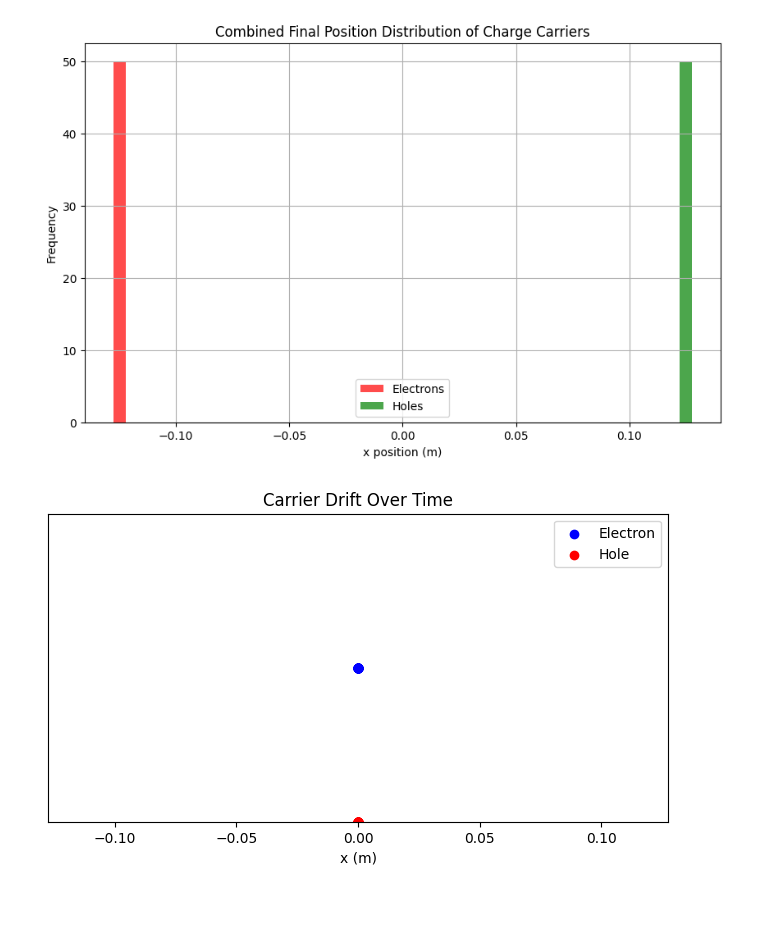
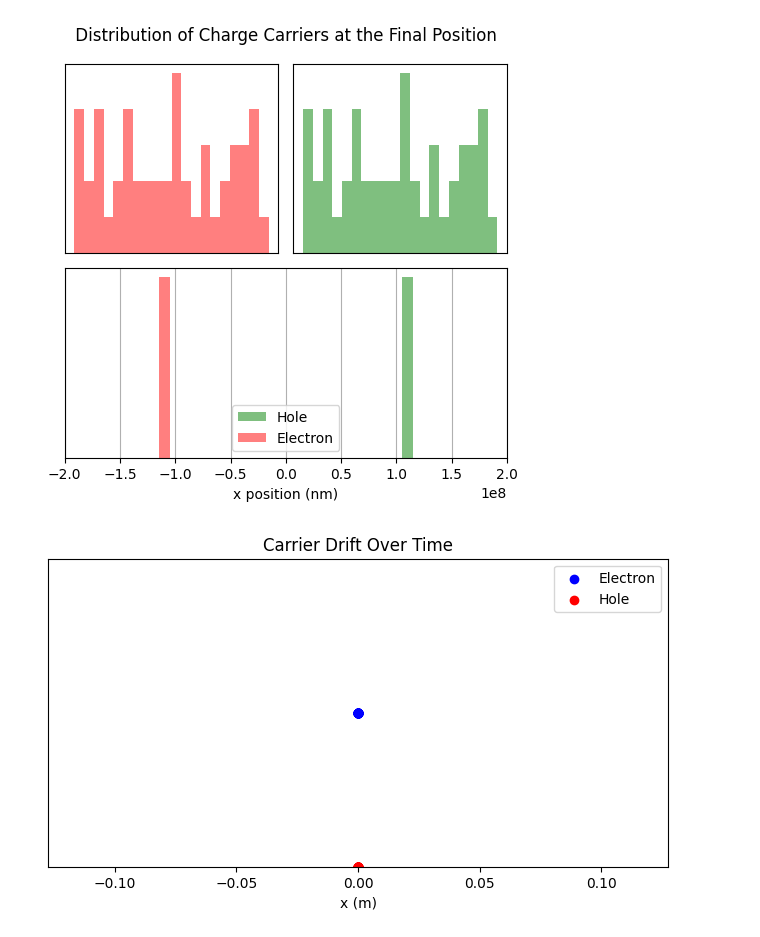
Before and after one commit to DoodlesHuman/solar-cell-simulator, a Jupyter notebook: visulize_simulation.ipynb, the cells around one changed output. Saved outputs shown, nothing was run; the diff lists cells and outputs as text; code cells hidden in the pictures; blank space fills up the shorter version.

```diff
--- a/visulize_simulation.ipynb
+++ b/visulize_simulation.ipynb
@@ -46,22 +45,31 @@ plt.show()
-# %%
-# Calculate common bins
-all_data = np.concatenate([electron_x, hole_x])
-min_val = np.min(all_data)
-max_val = np.max(all_data)
-bins = np.linspace(min_val, max_val, 50)
-
-plt.figure(figsize=(10, 6))
-
-plt.hist(electron_x, alpha=0.7, color='red', bins=bins, label='Electrons')
-plt.hist(hole_x, alpha=0.7, bins=bins, color='green', label='Holes')
-
-plt.xlabel("x position (m)")
-plt.ylabel("Frequency")
-plt.title("Combined Final Position Distribution of Charge Carriers")
-plt.legend()
-plt.grid(True)
-# %% [output]
-[figure, removed]
+# %%
+plt.figure(figsize = (5,5), layout = 'tight')
+
+plt.subplot(2,2,1)
+plt.hist(electron_x, alpha = 0.5, color = 'red', bins = 20, label = 'Electrons')
+plt.xticks([])
+plt.yticks([])
+plt.grid(True)
+
+plt.subplot(2, 2, 2)
+plt.hist(hole_x, alpha = 0.5, bins = 20, color = 'green', label = 'Holes')
+plt.xticks([])
+plt.yticks([])
+plt.grid(True)
+
+plt.subplot(2, 1, 2)
+plt.xlim(-2e8,2e8)
+plt.xlabel('x position (nm)')
+plt.yticks([])
+#plt.xticks(np.arange(-.15, .15, 0.015))
+plt.hist([hole_x, electron_x], alpha = 0.5, color = ['green', 'red'], label = ['Hole', 'Electron'])
+
+plt.grid(True)
+plt.suptitle("Distribution of Charge Carriers at the Final Position")
+plt.legend()
+plt.show()
+# %% [output]
+[figure, added]
 # %%
 from matplotlib.animation import FuncAnimation
 
```
Also changed, not shown: parts of 5 cells of this notebook, 2 other files.
